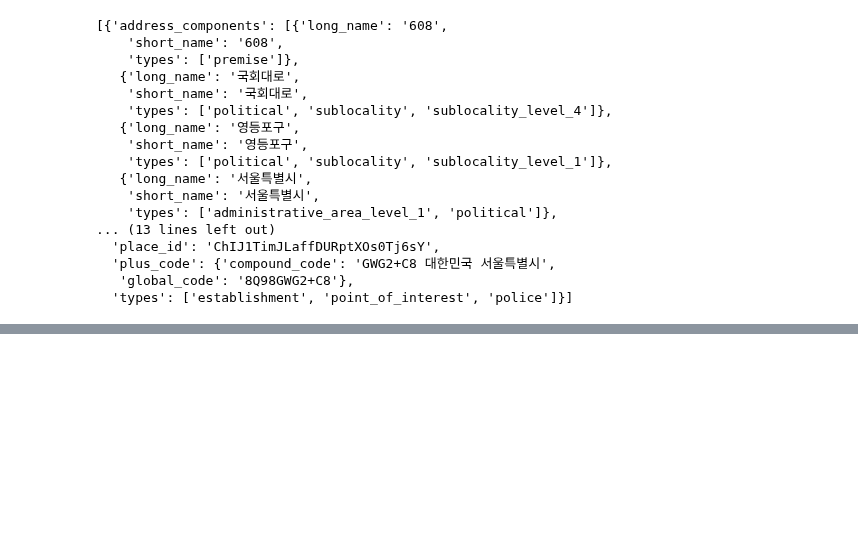
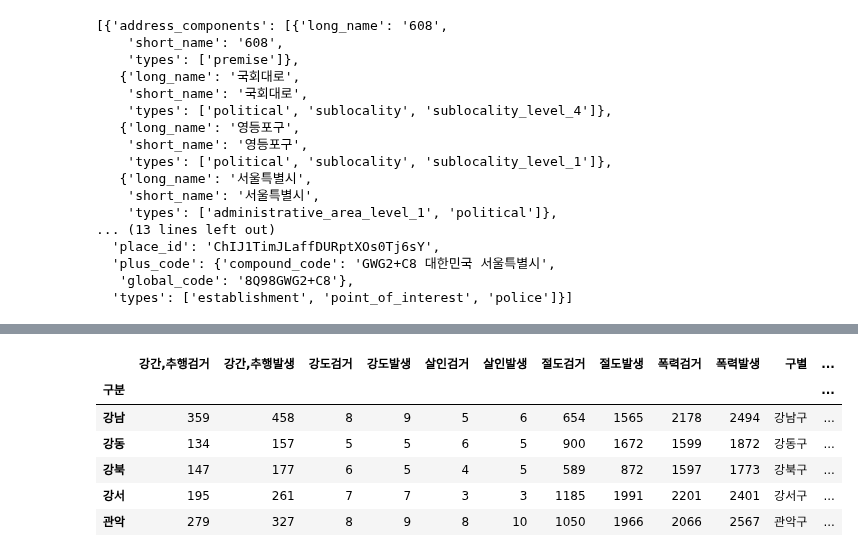
Before and after one commit to solpinetree/ds_study, a Jupyter notebook: source_code/02.Analysis Seoul Crime.ipynb, the cells around one changed output, grey strips where cells are left out. Drawn from its saved outputs; the diff is of its cells as text; code cells hidden in the pictures; blank space fills up the shorter version.

```diff
--- a/source_code/02.Analysis Seoul Crime.ipynb
+++ b/source_code/02.Analysis Seoul Crime.ipynb
@@ -602,0 +831,6 @@ gmaps.geocode("서울영등포경찰서", language="ko")
+# %%
+tmp = [
+    crime_station.columns.get_level_values(0)[n] + crime_station.columns.get_level_values(1)[n]
+    for n in range(0, len(crime_station.columns.get_level_values(0)))
+]
+tmp
@@ -602,0 +851,12 @@ gmaps.geocode("서울영등포경찰서", language="ko")
+# %%
+crime_station.columns = tmp
+# %%
+crime_station.head()
+# %% [output]
+|  | 강간,추행검거 | 강간,추행발생 | 강도검거 | 강도발생 | 살인검거 | 살인발생 | 절도검거 | 절도발생 | 폭력검거 | 폭력발생 | 구별 | ... |
+| 구분 |  |  |  |  |  |  |  |  |  |  |  | ... |
+| 강남 | 359 | 458 | 8 | 9 | 5 | 6 | 654 | 1565 | 2178 | 2494 | 강남구 | ... |
+| 강동 | 134 | 157 | 5 | 5 | 6 | 5 | 900 | 1672 | 1599 | 1872 | 강동구 | ... |
+| 강북 | 147 | 177 | 6 | 5 | 4 | 5 | 589 | 872 | 1597 | 1773 | 강북구 | ... |
+| 강서 | 195 | 261 | 7 | 7 | 3 | 3 | 1185 | 1991 | 2201 | 2401 | 강서구 | ... |
+| 관악 | 279 | 327 | 8 | 9 | 8 | 10 | 1050 | 1966 | 2066 | 2567 | 관악구 | ... |
```
Also changed, not shown: parts of 38 cells of this notebook, 1 other file.
